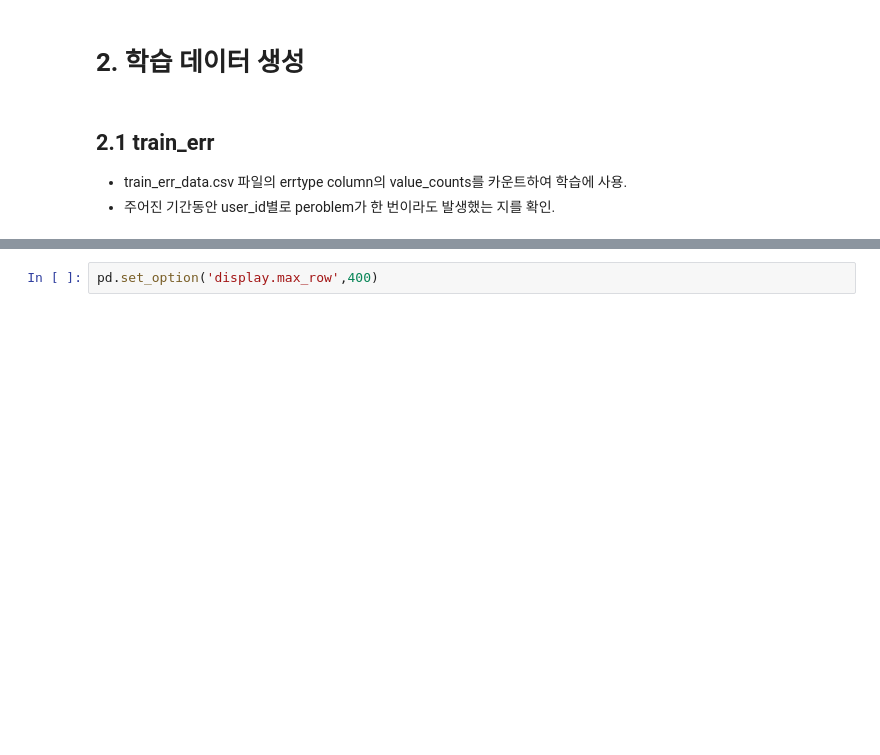
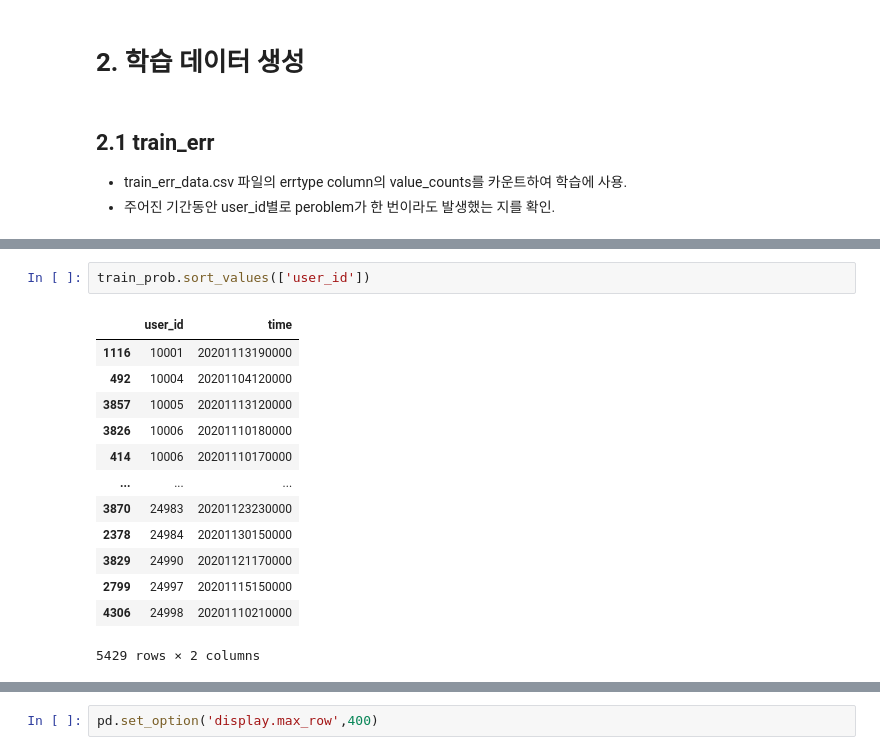
Before and after one commit to yg-renaissance/user-inconvenience-prediction, a Jupyter notebook: epsilon_eda.ipynb, the cells around one changed output, grey strips where cells are left out. Drawn from its saved outputs; the diff is of its cells as text; blank space fills up the shorter version.

```diff
--- a/epsilon_eda.ipynb
+++ b/epsilon_eda.ipynb
@@ -100,0 +150,16 @@ tra
+# %%
+train_prob.sort_values(['user_id'])
+# %% [output]
+|  | user_id | time |
+| 1116 | 10001 | 20201113190000 |
+| 492 | 10004 | 20201104120000 |
+| 3857 | 10005 | 20201113120000 |
+| 3826 | 10006 | 20201110180000 |
+| 414 | 10006 | 20201110170000 |
+| ... | ... | ... |
+| 3870 | 24983 | 20201123230000 |
+| 2378 | 24984 | 20201130150000 |
+| 3829 | 24990 | 20201121170000 |
+| 2799 | 24997 | 20201115150000 |
+| 4306 | 24998 | 20201110210000 |
+5429 rows × 2 columns
```
Also changed, not shown: parts of 22 cells of this notebook.
